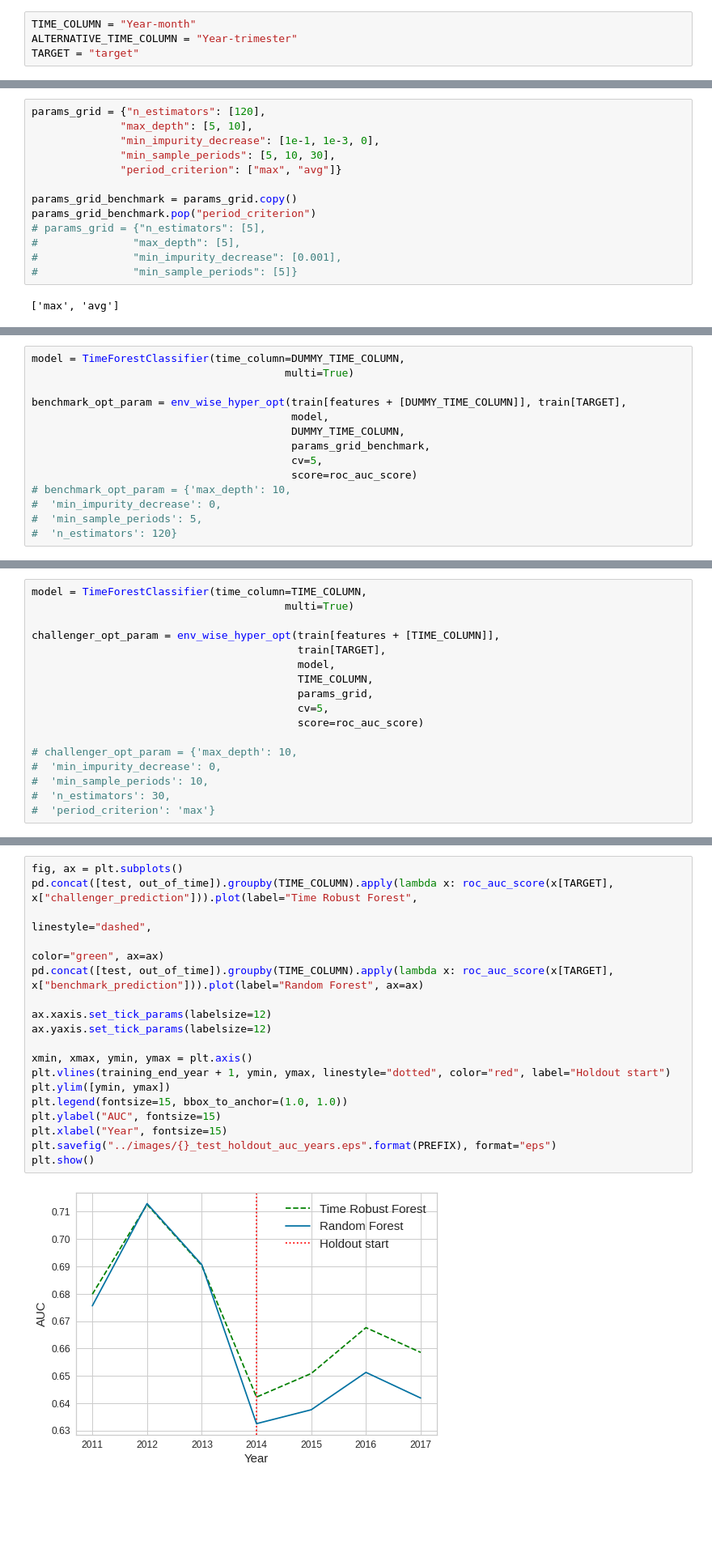
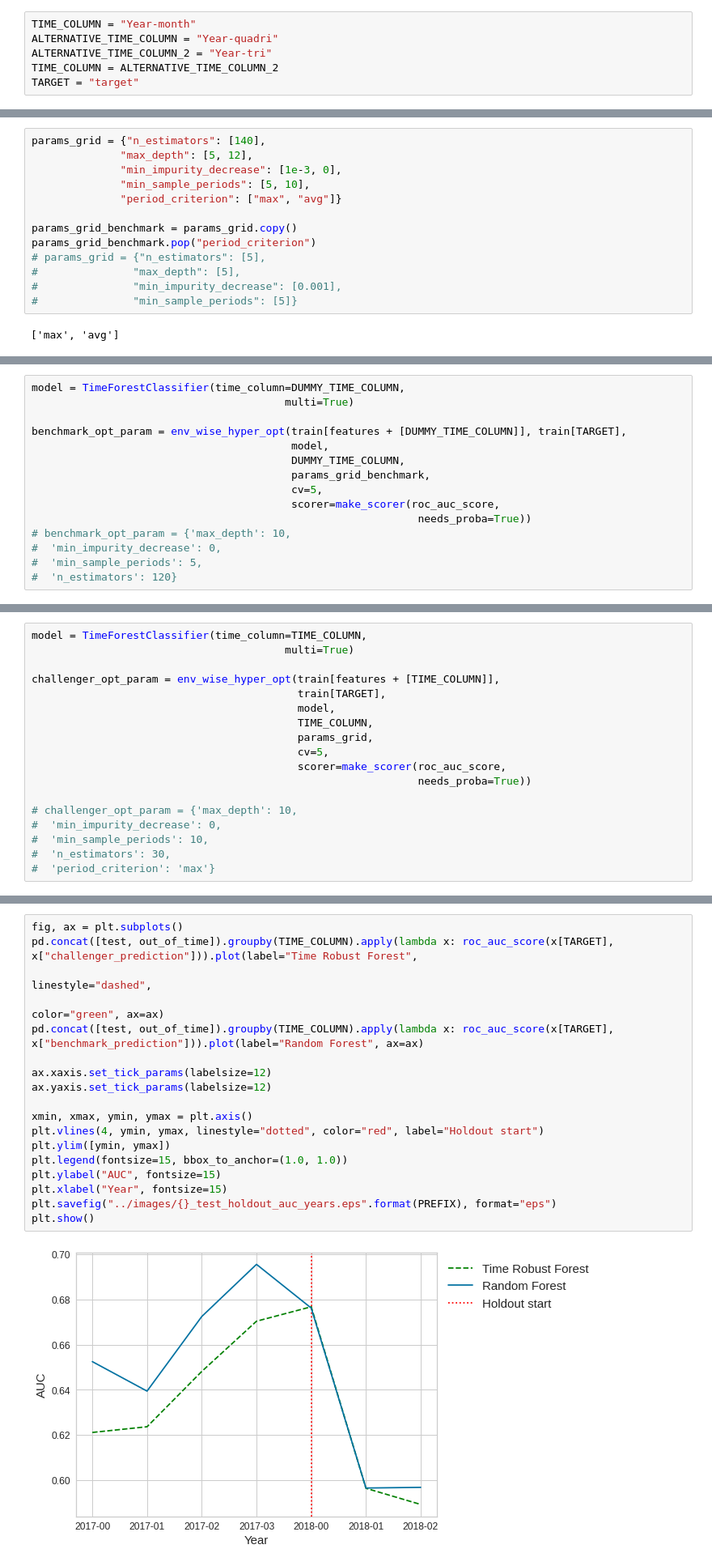
Before and after one commit to lgmoneda/time-robust-tree-paper, a Jupyter notebook: experiments/_olist.ipynb, the cells around one changed output, grey strips where cells are left out. Shown at 81% size. Saved outputs shown, nothing was run; the diff lists cells and outputs as text; blank space fills up the shorter version.

```diff
--- a/experiments/_olist.ipynb
+++ b/experiments/_olist.ipynb
@@ -71,7 +71,9 @@ data["target"].mean()
 ### Data
 # %%
 TIME_COLUMN = "Year-month"
-ALTERNATIVE_TIME_COLUMN = "Year-trimester"
+ALTERNATIVE_TIME_COLUMN = "Year-quadri"
+ALTERNATIVE_TIME_COLUMN_2 = "Year-tri"
+TIME_COLUMN = ALTERNATIVE_TIME_COLUMN_2
 TARGET = "target"
 # %%
 columns_to_label_encode = ["seller_id",
@@ -254,8 +252,8 @@ print(roc_auc_score(out_of_time[TARGET], out_of_time["benchmark_prediction_sklea
 # %%
-params_grid = {"n_estimators": [120],
-              "max_depth": [5, 10],
-              "min_impurity_decrease": [1e-1, 1e-3, 0],
-              "min_sample_periods": [5, 10, 30],
+params_grid = {"n_estimators": [140],
+              "max_depth": [5, 12],
+              "min_impurity_decrease": [1e-3, 0],
+              "min_sample_periods": [5, 10],
               "period_criterion": ["max", "avg"]}
 
 params_grid_benchmark = params_grid.copy()
@@ -293,7 +291,8 @@ benchmark_opt_param = env_wise_hyper_opt(train[features + [DUMMY_TIME_COLUMN]],
                                          DUMMY_TIME_COLUMN,
                                          params_grid_benchmark,
                                          cv=5,
-                                         score=roc_auc_score)
+                                         scorer=make_scorer(roc_auc_score,
+                                                             needs_proba=True))
 # benchmark_opt_param = {'max_depth': 10,
 #  'min_impurity_decrease': 0,
 #  'min_sample_periods': 5,
@@ -414,7 +389,8 @@ challenger_opt_param = env_wise_hyper_opt(train[features + [TIME_COLUMN]],
                                           TIME_COLUMN,
                                           params_grid,
                                           cv=5,
-                                          score=roc_auc_score)
+                                          scorer=make_scorer(roc_auc_score,
+                                                             needs_proba=True))
 
 # challenger_opt_param = {'max_depth': 10,
 #  'min_impurity_decrease': 0,
@@ -598,23 +547,23 @@ plt.show()
 # %%
 fig, ax = plt.subplots()
 pd.concat([test, out_of_time]).groupby(TIME_COLUMN).apply(lambda x: roc_auc_score(x[TARGET], x["challenger_prediction"])).plot(label="Time Robust Forest",
                                                                                                       linestyle="dashed",
                                                                                                       color="green", ax=ax)
 pd.concat([test, out_of_time]).groupby(TIME_COLUMN).apply(lambda x: roc_auc_score(x[TARGET], x["benchmark_prediction"])).plot(label="Random Forest", ax=ax)
 
 ax.xaxis.set_tick_params(labelsize=12)
 ax.yaxis.set_tick_params(labelsize=12)
 
 xmin, xmax, ymin, ymax = plt.axis()
-plt.vlines(training_end_year + 1, ymin, ymax, linestyle="dotted", color="red", label="Holdout start")
+plt.vlines(4, ymin, ymax, linestyle="dotted", color="red", label="Holdout start")
 plt.ylim([ymin, ymax])
 plt.legend(fontsize=15, bbox_to_anchor=(1.0, 1.0))
 plt.ylabel("AUC", fontsize=15)
 plt.xlabel("Year", fontsize=15)
 plt.savefig("../images/{}_test_holdout_auc_years.eps".format(PREFIX), format="eps")
 plt.show()
 # %% [output]
-[figure, old version]
+[figure, new version]
 # %%
 plt.rcParams['figure.figsize'] = (8, 6)
 fig, ax = plt.subplots()
```
Also changed, not shown: parts of 62 cells of this notebook.
